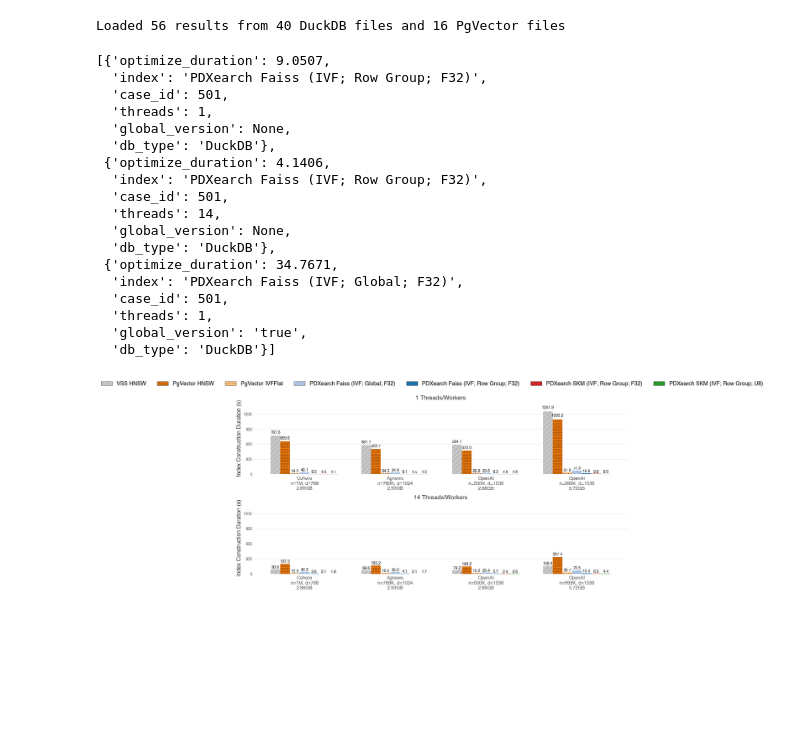
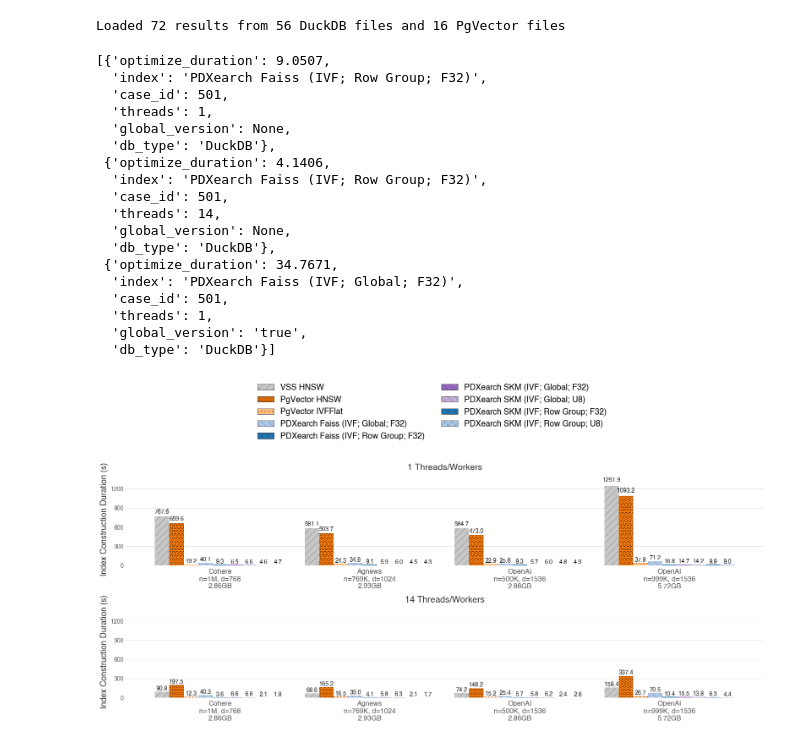
Before and after one commit to Noorts/vss-benchmarks, a Jupyter notebook: analysis/index_creation.ipynb, the cells around one changed output. Cells and saved outputs as stored; diff of their text form; code cells hidden in the pictures; blank space fills up the shorter version.

Commit message:
feat: add new global F32 and U8 to index creation

```diff
--- a/analysis/index_creation.ipynb
+++ b/analysis/index_creation.ipynb
@@ -38,7 +38,8 @@ for path in duckdb_json_files:
             index_name = "VSS HNSW"
         elif index_name == "PDXEARCH" and global_version is not None:
             if is_new_pdxearch:
-                index_name = "PDXearch SKM (IVF; Global; F32)"
+                quant = db_case_cfg.get("index_quantization_type", "f32").upper()
+                index_name = f"PDXearch SKM (IVF; Global; {quant})"
             else:
                 index_name = "PDXearch Faiss (IVF; Global; F32)"
         elif index_name == "PDXEARCH":
@@ -93,7 +94,7 @@ for path in pgvector_json_files:
 print(f"Loaded {len(records)} results from {len(duckdb_json_files)} DuckDB files and {len(pgvector_json_files)} PgVector files")
 records[:3]
 # %% [output]
-Loaded 56 results from 40 DuckDB files and 16 PgVector files
+Loaded 72 results from 56 DuckDB files and 16 PgVector files
 [{'optimize_duration': 9.0507,
   'index': 'PDXearch Faiss (IVF; Row Group; F32)',
   'case_id': 501,
@@ -232,6 +233,7 @@ INDEX_ORDER = [
     "PDXearch Faiss (IVF; Global; F32)",
     "PDXearch Faiss (IVF; Row Group; F32)",
     "PDXearch SKM (IVF; Global; F32)",
+    "PDXearch SKM (IVF; Global; U8)",
     "PDXearch SKM (IVF; Row Group; F32)",
     "PDXearch SKM (IVF; Row Group; U8)",
 ]
@@ -256,9 +258,10 @@ index_colors = {
     "VSS HNSW": cmap(15),
     "PDXearch Faiss (IVF; Global; F32)": cmap(1),
     "PDXearch Faiss (IVF; Row Group; F32)": cmap(0),
-    "PDXearch SKM (IVF; Global; F32)": cmap(7),
-    "PDXearch SKM (IVF; Row Group; F32)": cmap(6),
-    "PDXearch SKM (IVF; Row Group; U8)": cmap(4),
+    "PDXearch SKM (IVF; Global; F32)": cmap(8),
+    "PDXearch SKM (IVF; Global; U8)": cmap(9),
+    "PDXearch SKM (IVF; Row Group; F32)": cmap(0),
+    "PDXearch SKM (IVF; Row Group; U8)": cmap(1),
     "PgVector HNSW": cmap(2),
     "PgVector IVFFlat": cmap(3),
 }
@@ -268,6 +271,7 @@ index_hatches = {
     "PDXearch Faiss (IVF; Global; F32)": "\\\\",
     "PDXearch Faiss (IVF; Row Group; F32)": "/\\/\\",
     "PDXearch SKM (IVF; Global; F32)": "\\\\",
+    "PDXearch SKM (IVF; Global; U8)": "\\\\",
     "PDXearch SKM (IVF; Row Group; F32)": "/\\/\\",
     "PDXearch SKM (IVF; Row Group; U8)": "xx",
     "PgVector HNSW": "OO",
@@ -283,10 +287,10 @@ all_index_types = [idx for idx in INDEX_ORDER if idx in all_index_types]
 n_index_types = len(all_index_types)
 
 # Create 2 subplots: one for 1T, one for 14T (stacked vertically)
-fig, axes = plt.subplots(2, 1, figsize=(14, 7.5), sharey=False)
+fig, axes = plt.subplots(2, 1, figsize=(16, 8), sharey=False)
 axes = axes.flatten()  # Flatten to make indexing easier
 
-bar_width = 0.25  # Width of each bar
+bar_width = 0.45  # Width of each bar
 group_width = n_index_types * bar_width + 0.2  # Total width of a dataset group
 group_spacing = 0.4  # Space between dataset groups
 
@@ -363,34 +367,35 @@ for ax_idx, target_threads in enumerate([1, 14]):
     ax.set_axisbelow(True)
 
     # Spine adjustments (remove top and right)
     ax.spines['top'].set_visible(False)
     ax.spines['right'].set_visible(False)
     ax.spines['left'].set_visible(False)
     ax.spines['bottom'].set_visible(False)
 
     # Y-axis limits and locator (use same limits as graph 1)
     ax.set_ylim(0, shared_max_y)
     ax.yaxis.set_major_locator(MaxNLocator(nbins=5))
 
     ax.tick_params(axis='y', colors=tick_fonts_color)
     ax.tick_params(axis='both', length=0)
     ax.tick_params(axis='x', pad=5)  # Increase spacing between x-axis labels and axis
 
 # Shared legend - create handles for all index types
+import math
 from matplotlib.patches import Patch
 legend_handles = []
 legend_labels = []
 for index_type in all_index_types:
     color = index_colors.get(index_type, "#808080")
     hatch = index_hatches.get(index_type, "")
     legend_handles.append(Patch(facecolor=color, hatch=hatch, edgecolor='black', linewidth=0.5))
     legend_labels.append(index_type)
 
-fig.legend(legend_handles, legend_labels, loc="upper center", ncol=len(legend_labels),
-          frameon=False, fontsize=label_fontsize, bbox_to_anchor=(0.5, 1.02))
+fig.legend(legend_handles, legend_labels, loc="upper center", ncols=2,
+          frameon=False, fontsize=label_fontsize, bbox_to_anchor=(0.5, 1.04))
 
-fig.tight_layout(rect=[0, 0, 1, 0.95])
+fig.tight_layout(rect=[0, 0, 1, 0.80])
 # plt.show()
 plt.savefig("index_creation.png", dpi=300, bbox_inches='tight')
 # %% [output]
-[figure, old version]
+[figure, new version]
```
Also changed, not shown: 16 other files.
